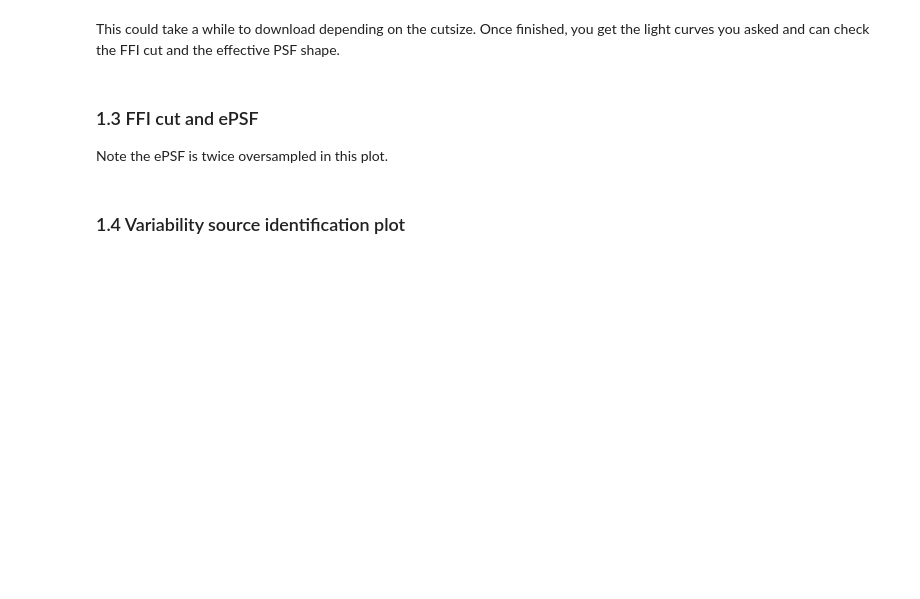
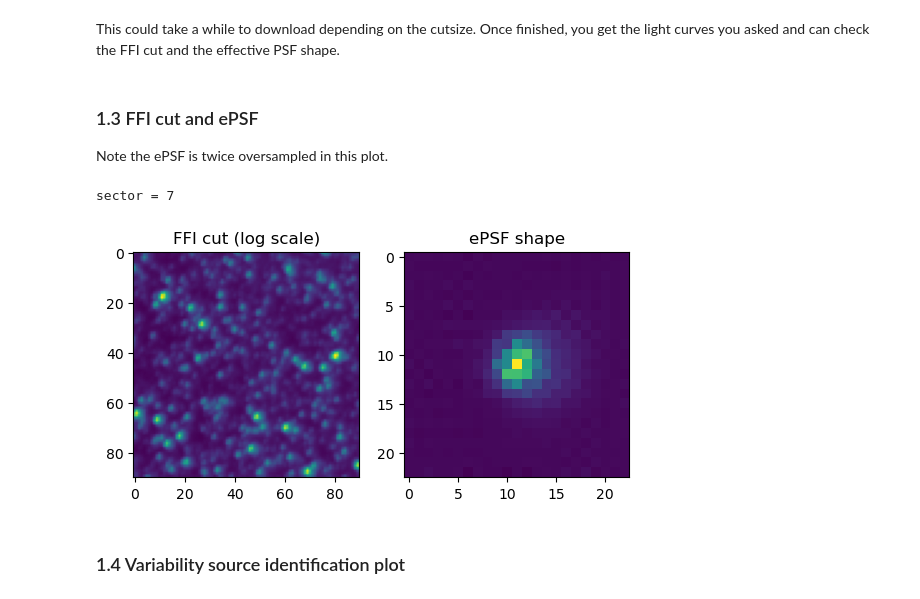
Before and after one commit to TeHanHunter/TESS_Gaia_Light_Curve, a Jupyter notebook: tutorial/TGLC_tutorial.ipynb, the cells around one changed output. Drawn from its saved outputs; the diff is of its cells as text; code cells hidden in the pictures; blank space fills up the shorter version.

```diff
--- a/tutorial/TGLC_tutorial.ipynb
+++ b/tutorial/TGLC_tutorial.ipynb
@@ -68,19 +94,22 @@ This could take a while to download depending on the cutsize. Once finished, you
 Note the ePSF is twice oversampled in this plot.
 # %%
 import pickle
-with open(f'{local_directory}source/source_TIC 218795833_sector_7.pkl', 'rb') as input_: # replace with each sector's .pkl file if you have more than the first sector
+with open(f'{local_directory}source/source_SPOC_TIC 218795833_sector_7.pkl', 'rb') as input_: # replace with each sector's .pkl file if you have more than the first sector
     source = pickle.load(input_)
     print(f'sector = {source.sector}')
 epsf = np.load(f'{local_directory}epsf/epsf_TIC 218795833_sector_7.npy')
 
 f, (ax1, ax2) = plt.subplots(1, 2)
 ax1.imshow(np.log10(source.flux[0]))
 ax1.set_title('FFI cut (log scale)')
 ax2.imshow(epsf[0,:23**2].reshape(23,23))
 ax2.set_title('ePSF shape')
 plt.show()
 # print(source.gaia[:5]) # all the gaia stars
 # print(source.tic[:5]) # TIC ID to Gaia DR2 conversion
+# %% [output]
+sector = 7
+[figure, added]
 # %% [markdown]
 ### 1.4 Variability source identification plot
 # %%
```
Also changed, not shown: parts of 14 cells of this notebook, 14 other files.
